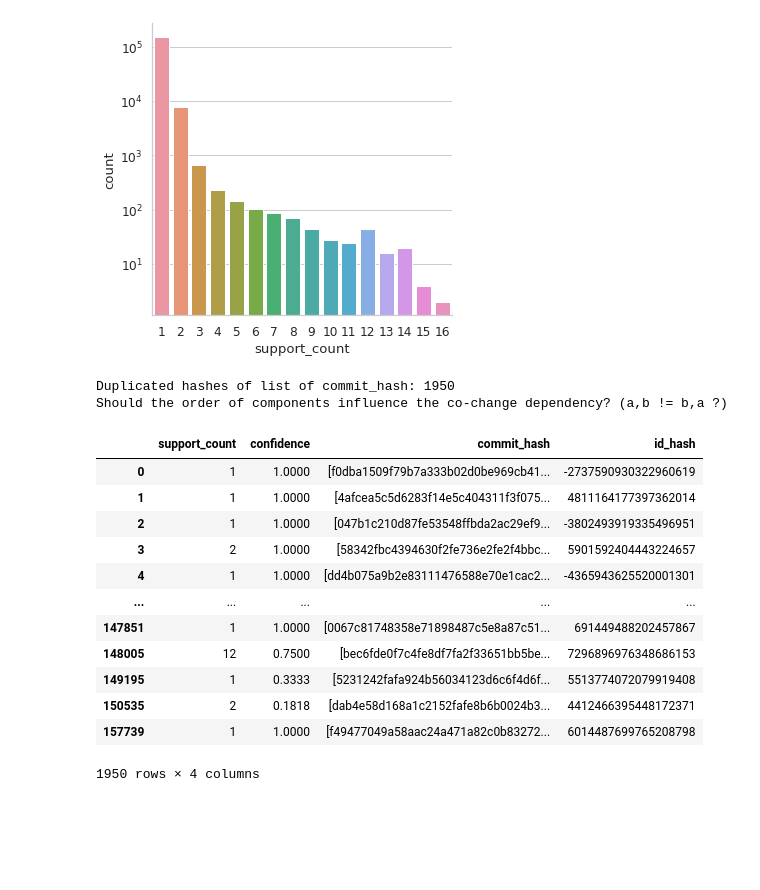
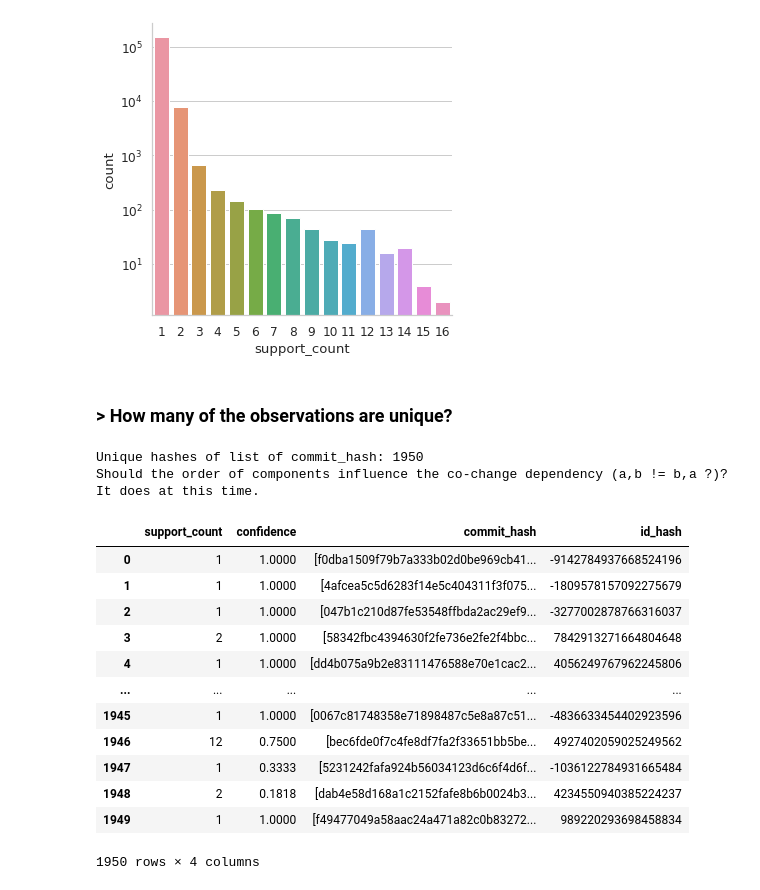
Before and after one commit to luisamaralh/co-change-dependencies, a Jupyter notebook: notebooks/eda.ipynb, the cells around one changed output. Cells and saved outputs as stored; diff of their text form; code cells hidden in the pictures; blank space fills up the shorter version.

```diff
--- a/notebooks/eda.ipynb
+++ b/notebooks/eda.ipynb
@@ -82,5 +84,7 @@ show_barplot(cc_df, 'support_count')
 # %% [output]
 [figure]
+# %% [markdown]
+### > How many of the observations are unique?
 # %%
 # hashes the list of commits to check for duplicates
 cc_df['id_hash'] = cc_df.commit_hash.apply(lambda x: hash(tuple(x)))
@@ -90,24 +94,30 @@ print(
     .format(
         len(cc_df) - cc_df.set_index('id_hash').index.duplicated().sum()
     )
-    + 'Should the order of components influence the co-change dependency? (a,b != b,a ?)'
+    + 'Should the order of components influence the co-change dependency (a,b != b,a ?)? It does at this time.'
 )
 # %% [output]
-Duplicated hashes of list of commit_hash: 1950
-Should the order of components influence the co-change dependency? (a,b != b,a ?)
+Unique hashes of list of commit_hash: 1950
+Should the order of components influence the co-change dependency (a,b != b,a ?)? It does at this time.
 # %%
-cc_df[~cc_df.set_index('id_hash').index.duplicated()]
+unique_cc =\
+    cc_df[
+        ~cc_df.set_index('id_hash')
+        .index.duplicated()
+    ].reset_index(drop=True).copy()
+
+unique_cc
 # %% [output]
 |  | support_count | confidence | commit_hash | id_hash |
-| 0 | 1 | 1.0000 | [f0dba1509f79b7a333b02d0be969cb41... | -2737590930322960619 |
-| 1 | 1 | 1.0000 | [4afcea5c5d6283f14e5c404311f3f075... | 4811164177397362014 |
-| 2 | 1 | 1.0000 | [047b1c210d87fe53548ffbda2ac29ef9... | -3802493919335496951 |
-| 3 | 2 | 1.0000 | [58342fbc4394630f2fe736e2fe2f4bbc... | 5901592404443224657 |
-| 4 | 1 | 1.0000 | [dd4b075a9b2e83111476588e70e1cac2... | -4365943625520001301 |
+| 0 | 1 | 1.0000 | [f0dba1509f79b7a333b02d0be969cb41... | -9142784937668524196 |
+| 1 | 1 | 1.0000 | [4afcea5c5d6283f14e5c404311f3f075... | -1809578157092275679 |
+| 2 | 1 | 1.0000 | [047b1c210d87fe53548ffbda2ac29ef9... | -3277002878766316037 |
+| 3 | 2 | 1.0000 | [58342fbc4394630f2fe736e2fe2f4bbc... | 7842913271664804648 |
+| 4 | 1 | 1.0000 | [dd4b075a9b2e83111476588e70e1cac2... | 4056249767962245806 |
 | ... | ... | ... | ... | ... |
-| 147851 | 1 | 1.0000 | [0067c81748358e71898487c5e8a87c51... | 691449488202457867 |
-| 148005 | 12 | 0.7500 | [bec6fde0f7c4fe8df7fa2f33651bb5be... | 7296896976348686153 |
-| 149195 | 1 | 0.3333 | [5231242fafa924b56034123d6c6f4d6f... | 5513774072079919408 |
-| 150535 | 2 | 0.1818 | [dab4e58d168a1c2152fafe8b6b0024b3... | 4412466395448172371 |
-| 157739 | 1 | 1.0000 | [f49477049a58aac24a471a82c0b83272... | 6014487699765208798 |
+| 1945 | 1 | 1.0000 | [0067c81748358e71898487c5e8a87c51... | -4836633454402923596 |
+| 1946 | 12 | 0.7500 | [bec6fde0f7c4fe8df7fa2f33651bb5be... | 4927402059025249562 |
+| 1947 | 1 | 0.3333 | [5231242fafa924b56034123d6c6f4d6f... | -1036122784931665484 |
+| 1948 | 2 | 0.1818 | [dab4e58d168a1c2152fafe8b6b0024b3... | 4234550940385224237 |
+| 1949 | 1 | 1.0000 | [f49477049a58aac24a471a82c0b83272... | 989220293698458834 |
 1950 rows × 4 columns
```
Also changed, not shown: parts of 8 cells of this notebook.
